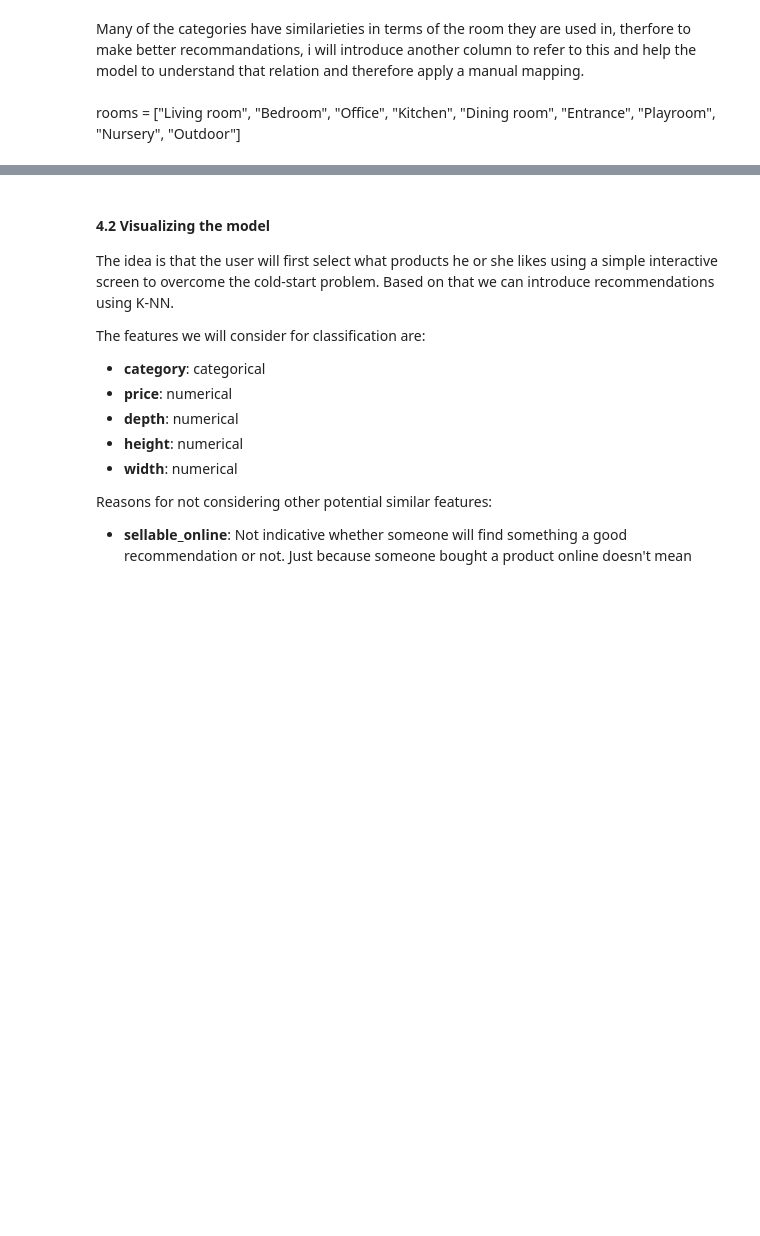
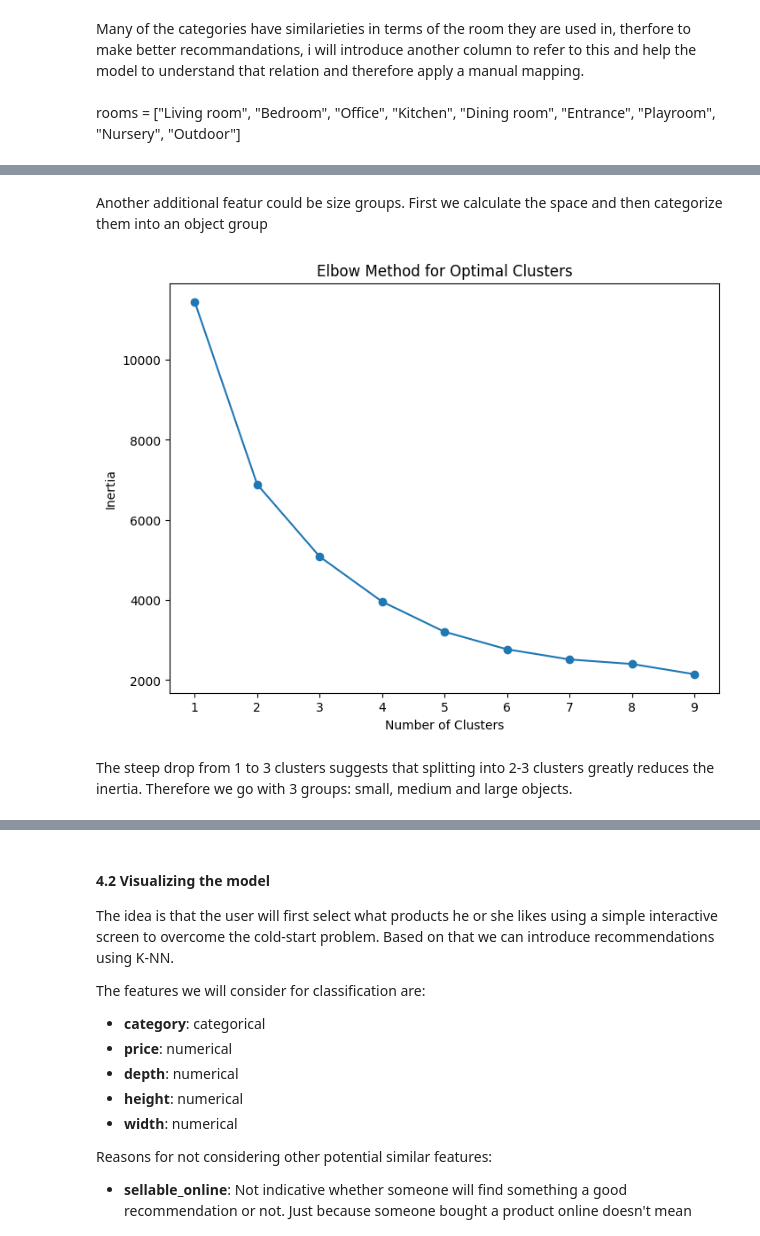
Before and after one commit to noah18c/IVDA_G10, a Jupyter notebook: group10_g2.ipynb, the cells around one changed output, grey strips where cells are left out. Saved outputs shown, nothing was run; the diff lists cells and outputs as text; code cells hidden in the pictures; blank space fills up the shorter version.

Commit message:
Added size group feature

```diff
--- a/group10_g2.ipynb
+++ b/group10_g2.ipynb
@@ -316,2 +314,4 @@ Your output should just be a dataframe that the model can use.
 # %% [markdown]
 Apply one-hot encoding to the 'category' column. This encoding allows us to include these categorical features in the KNN model, making designers categories usable for similarity calculations.
+# %%
+df_processed = df.copy()
@@ -356,7 +408,7 @@ One hot for Categories and Designers:
 # %% [markdown]
 One Hot Encoding only for categories:
 # %%
-df_one_hot = pd.get_dummies(df, columns=['category'], prefix='category')
+df_one_hot = pd.get_dummies(df_processed, columns=['category'], prefix='category')
 df_processed = df_one_hot.groupby('item_id').agg('max').reset_index()
 # %% [markdown]
 Stored the newly created column names in two separated variables for later use
@@ -408,7 +454,5 @@ dtype: int64
 # %%
 from sklearn.linear_model import Ridge
-import pandas as pd
-import numpy as np
 
 # Step 1: One-hot encode 'category'
 #df_one_hot = pd.get_dummies(df, columns=['category'], prefix='category')
@@ -427,7 +471,6 @@ df_processed = df_one_hot.groupby('item_id').agg('max').reset_index()
 df_processed['price'].fillna(df_processed['price'].median(), inplace=True)
 
 # Step 6: Define predictor columns
-category_columns = [col for col in df_processed.columns if col.startswith('category_')]
 designer_columns = [col for col in df_processed.columns if col.startswith('designer_')]
 #room_columns = [col for col in rooms]  # Assuming the `rooms` list is defined
 
@@ -693,0 +690,31 @@ print(df_processed[['category'] + rooms].head())
+# %% [markdown]
+Another additional featur could be size groups. First we calculate the space and then categorize them into an object group
+# %%
+df_processed['space'] = df_processed['depth'] * df_processed['height'] * df_processed['width']
+# %%
+from sklearn.preprocessing import StandardScaler
+import matplotlib.pyplot as plt
+from sklearn.cluster import KMeans
+
+
+features = df_processed[['depth', 'height', 'width', 'space']]
+
+scaler = StandardScaler()
+scaled_features = scaler.fit_transform(features)
+
+inertia = []
+for k in range(1, 10):
+    kmeans = KMeans(n_clusters=k, random_state=42)
+    kmeans.fit(scaled_features)
+    inertia.append(kmeans.inertia_)
+
+plt.figure(figsize=(8, 6))
+plt.plot(range(1, 10), inertia, marker='o')
+plt.xlabel('Number of Clusters')
+plt.ylabel('Inertia')
+plt.title('Elbow Method for Optimal Clusters')
+plt.show()
+# %% [output]
+[figure, added]
+# %% [markdown]
+The steep drop from 1 to 3 clusters suggests that splitting into 2-3 clusters greatly reduces the inertia. Therefore we go with 3 groups: small, medium and large objects.
```
Also changed, not shown: parts of 20 cells of this notebook.
